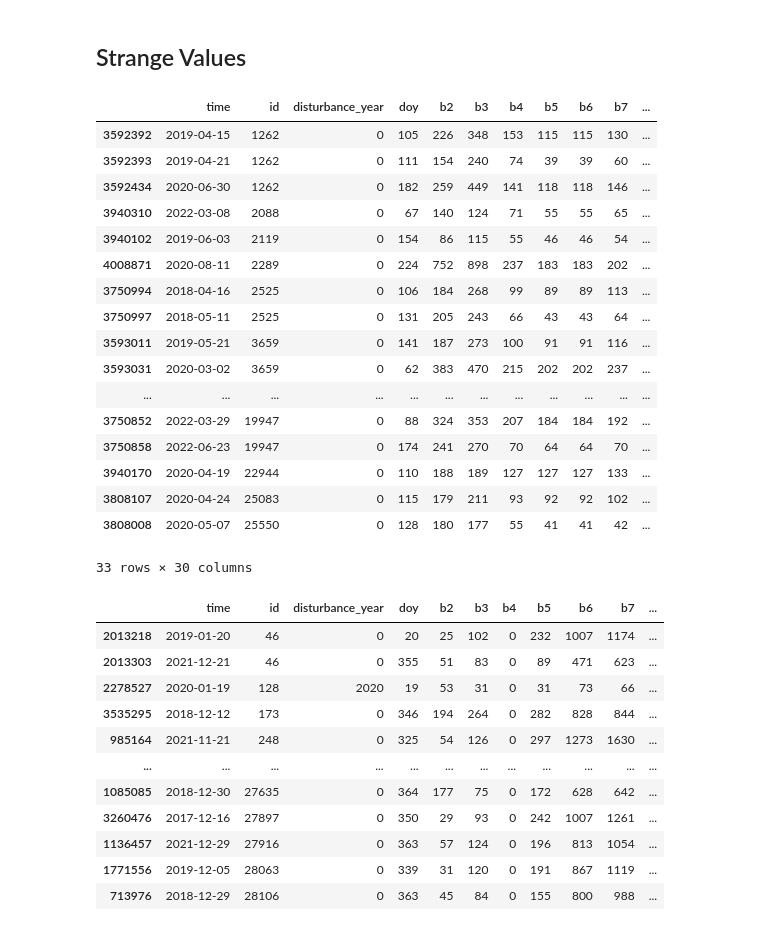
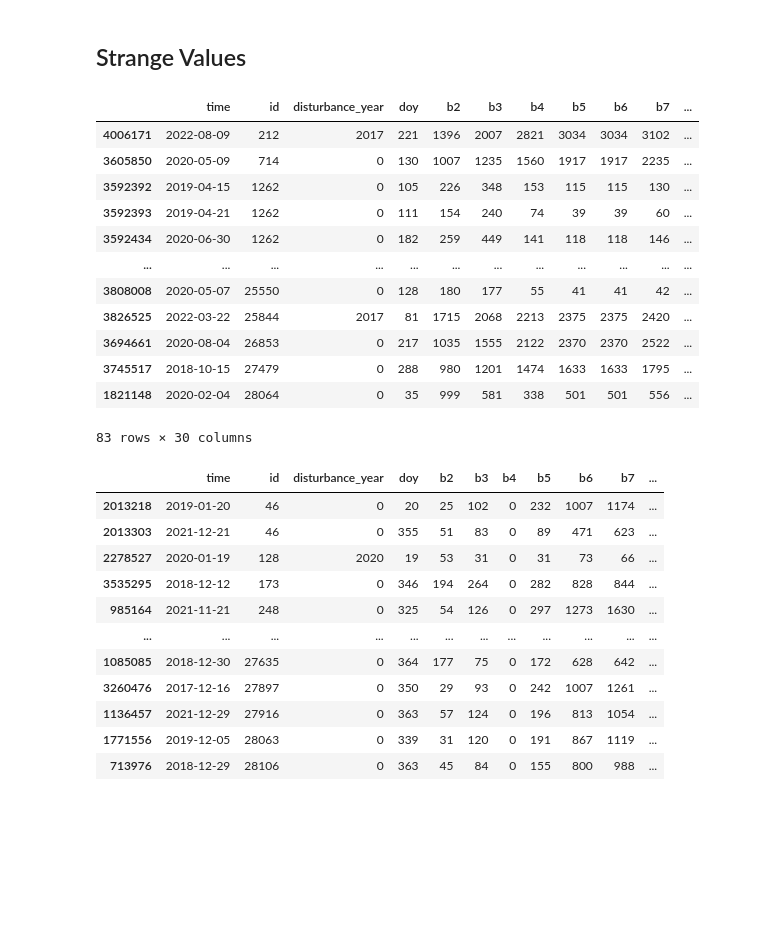
Before and after one commit to RafaelRiesle/tree_classification, a Jupyter notebook: notebooks/evelin/analysis_spectral_bands.ipynb, the cells around one changed output. Drawn from its saved outputs; the diff is of its cells as text; code cells hidden in the pictures; blank space fills up the shorter version.

```diff
--- a/notebooks/evelin/analysis_spectral_bands.ipynb
+++ b/notebooks/evelin/analysis_spectral_bands.ipynb
@@ -30,25 +32,20 @@ df = calculateindices.add_all_indices(df)
 # 432 rows with mcari = inf (because b4 = 0)
-# %%
-df[ (df["reip"] == np.inf)]
-# %% [output]
-|  | time | id | disturbance_year | doy | b2 | b3 | b4 | b5 | b6 | b7 | ... |
-| 3592392 | 2019-04-15 | 1262 | 0 | 105 | 226 | 348 | 153 | 115 | 115 | 130 | ... |
-| 3592393 | 2019-04-21 | 1262 | 0 | 111 | 154 | 240 | 74 | 39 | 39 | 60 | ... |
-| 3592434 | 2020-06-30 | 1262 | 0 | 182 | 259 | 449 | 141 | 118 | 118 | 146 | ... |
-| 3940310 | 2022-03-08 | 2088 | 0 | 67 | 140 | 124 | 71 | 55 | 55 | 65 | ... |
-| 3940102 | 2019-06-03 | 2119 | 0 | 154 | 86 | 115 | 55 | 46 | 46 | 54 | ... |
-| 4008871 | 2020-08-11 | 2289 | 0 | 224 | 752 | 898 | 237 | 183 | 183 | 202 | ... |
-| 3750994 | 2018-04-16 | 2525 | 0 | 106 | 184 | 268 | 99 | 89 | 89 | 113 | ... |
-| 3750997 | 2018-05-11 | 2525 | 0 | 131 | 205 | 243 | 66 | 43 | 43 | 64 | ... |
-| 3593011 | 2019-05-21 | 3659 | 0 | 141 | 187 | 273 | 100 | 91 | 91 | 116 | ... |
-| 3593031 | 2020-03-02 | 3659 | 0 | 62 | 383 | 470 | 215 | 202 | 202 | 237 | ... |
-| ... | ... | ... | ... | ... | ... | ... | ... | ... | ... | ... | ... |
-| 3750852 | 2022-03-29 | 19947 | 0 | 88 | 324 | 353 | 207 | 184 | 184 | 192 | ... |
-| 3750858 | 2022-06-23 | 19947 | 0 | 174 | 241 | 270 | 70 | 64 | 64 | 70 | ... |
-| 3940170 | 2020-04-19 | 22944 | 0 | 110 | 188 | 189 | 127 | 127 | 127 | 133 | ... |
-| 3808107 | 2020-04-24 | 25083 | 0 | 115 | 179 | 211 | 93 | 92 | 92 | 102 | ... |
-| 3808008 | 2020-05-07 | 25550 | 0 | 128 | 180 | 177 | 55 | 41 | 41 | 42 | ... |
-33 rows × 30 columns
+# %%
+df[df["reip"].isin([np.inf, -np.inf])]
+# %% [output]
+|  | time | id | disturbance_year | doy | b2 | b3 | b4 | b5 | b6 | b7 | ... |
+| 4006171 | 2022-08-09 | 212 | 2017 | 221 | 1396 | 2007 | 2821 | 3034 | 3034 | 3102 | ... |
+| 3605850 | 2020-05-09 | 714 | 0 | 130 | 1007 | 1235 | 1560 | 1917 | 1917 | 2235 | ... |
+| 3592392 | 2019-04-15 | 1262 | 0 | 105 | 226 | 348 | 153 | 115 | 115 | 130 | ... |
+| 3592393 | 2019-04-21 | 1262 | 0 | 111 | 154 | 240 | 74 | 39 | 39 | 60 | ... |
+| 3592434 | 2020-06-30 | 1262 | 0 | 182 | 259 | 449 | 141 | 118 | 118 | 146 | ... |
+| ... | ... | ... | ... | ... | ... | ... | ... | ... | ... | ... | ... |
+| 3808008 | 2020-05-07 | 25550 | 0 | 128 | 180 | 177 | 55 | 41 | 41 | 42 | ... |
+| 3826525 | 2022-03-22 | 25844 | 2017 | 81 | 1715 | 2068 | 2213 | 2375 | 2375 | 2420 | ... |
+| 3694661 | 2020-08-04 | 26853 | 0 | 217 | 1035 | 1555 | 2122 | 2370 | 2370 | 2522 | ... |
+| 3745517 | 2018-10-15 | 27479 | 0 | 288 | 980 | 1201 | 1474 | 1633 | 1633 | 1795 | ... |
+| 1821148 | 2020-02-04 | 28064 | 0 | 35 | 999 | 581 | 338 | 501 | 501 | 556 | ... |
+83 rows × 30 columns
 # %%
 df[ (df["mcari"] == np.inf)] # b4 = 0 does not make sense, maybe anomaly?
 # Test if values still exists after anaomaly detection
```
Also changed, not shown: parts of 25 cells of this notebook, 1 other file.
